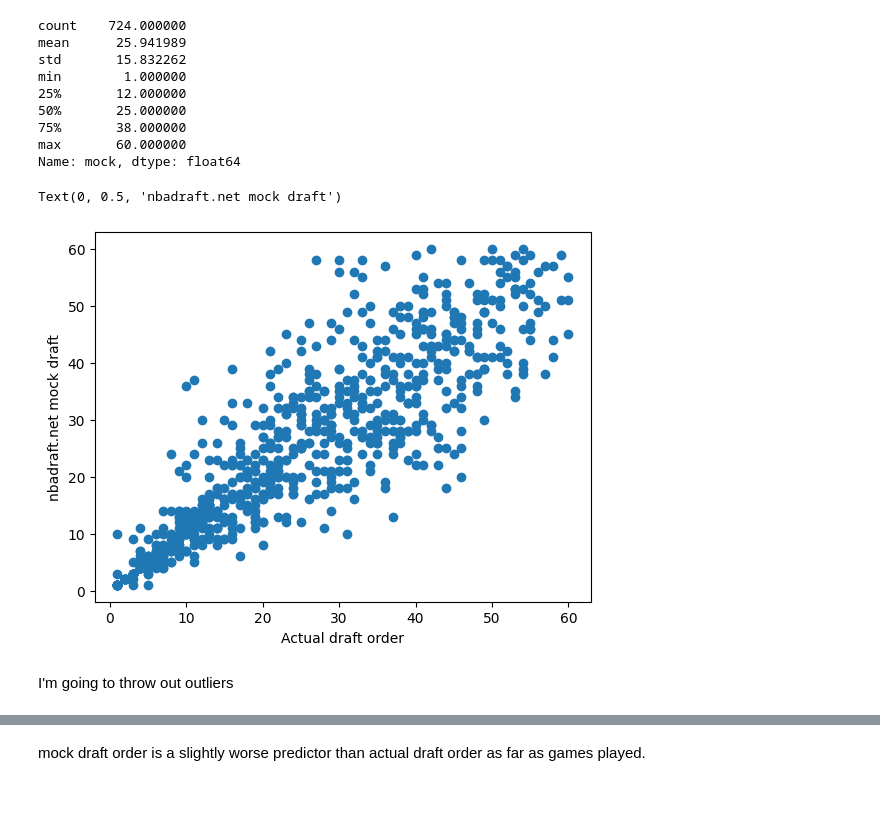
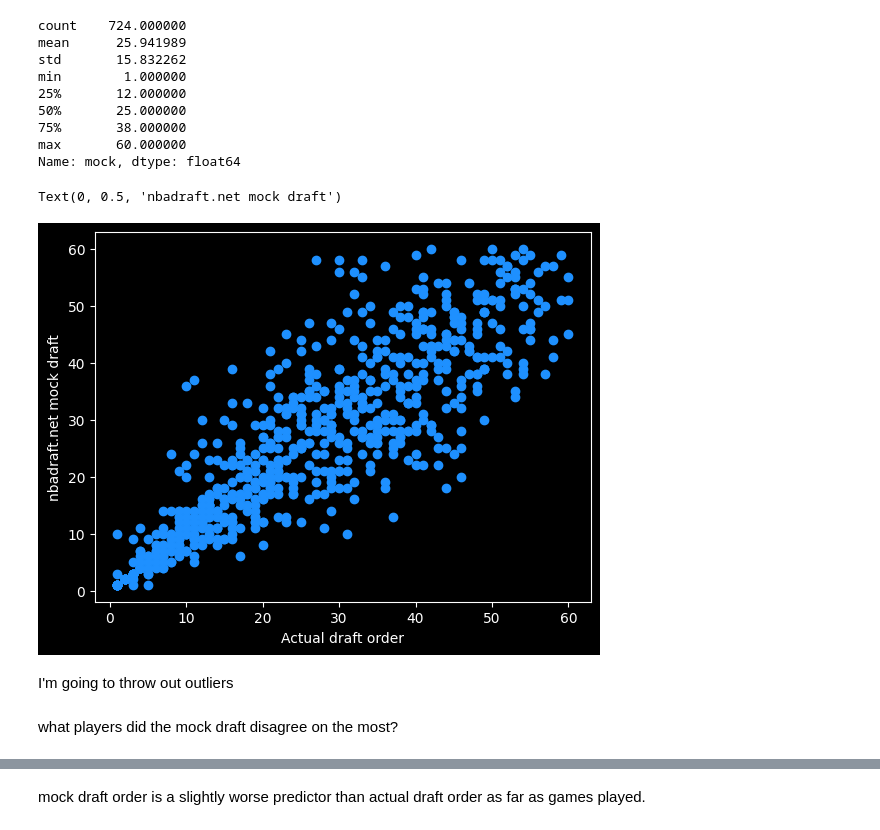
Before and after one commit to csdurfee/better_comps, a Jupyter notebook: explore.ipynb, the cells around one changed output, grey strips where cells are left out. Saved outputs shown, nothing was run; the diff lists cells and outputs as text; code cells hidden in the pictures; blank space fills up the shorter version.

```diff
--- a/explore.ipynb
+++ b/explore.ipynb
@@ -5,3 +6,5 @@ import pandas as pd
+# %%
+plt.style.use('dark_background')
 # %%
 base_df = scrape_nbadraft_net.build_df(get_text=True)
 # %% [markdown]
@@ -47,13 +48,15 @@ min        1.000000
 max       60.000000
 Name: mock, dtype: float64
 # %%
-plt.scatter(df.draft_order, df.mock)
+plt.scatter(df.draft_order, df.mock, color='dodgerblue')
 plt.xlabel("Actual draft order")
 plt.ylabel("nbadraft.net mock draft")
 # %% [output]
 Text(0, 0.5, 'nbadraft.net mock draft')
-[figure, old version]
+[figure, new version]
 # %% [markdown]
 I'm going to throw out outliers
 # %%
 df2 = df[df.mp > 500].copy()
+# %% [markdown]
+what players did the mock draft disagree on the most?
```
Also changed, not shown: parts of 33 cells of this notebook, 1 other file.
